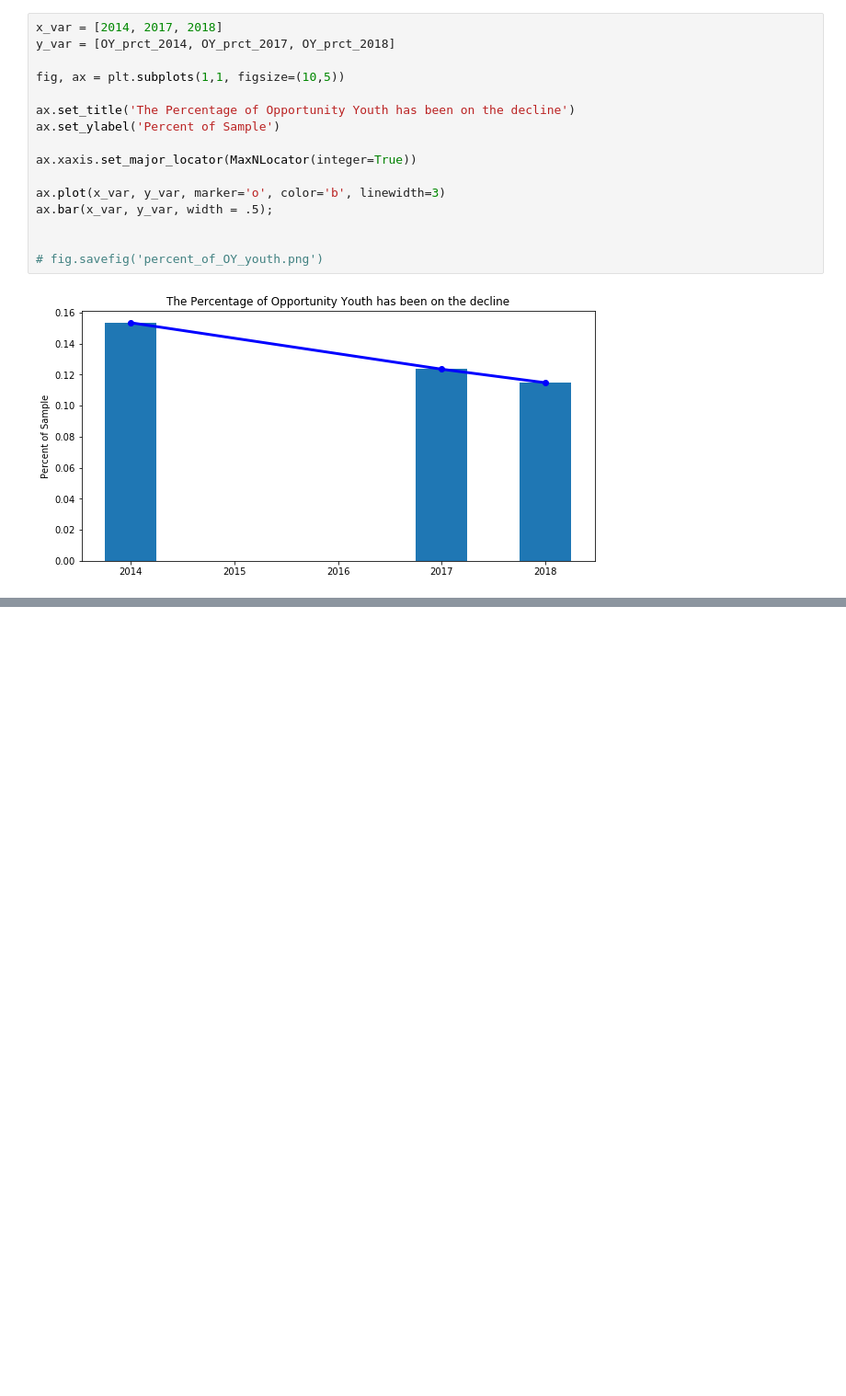
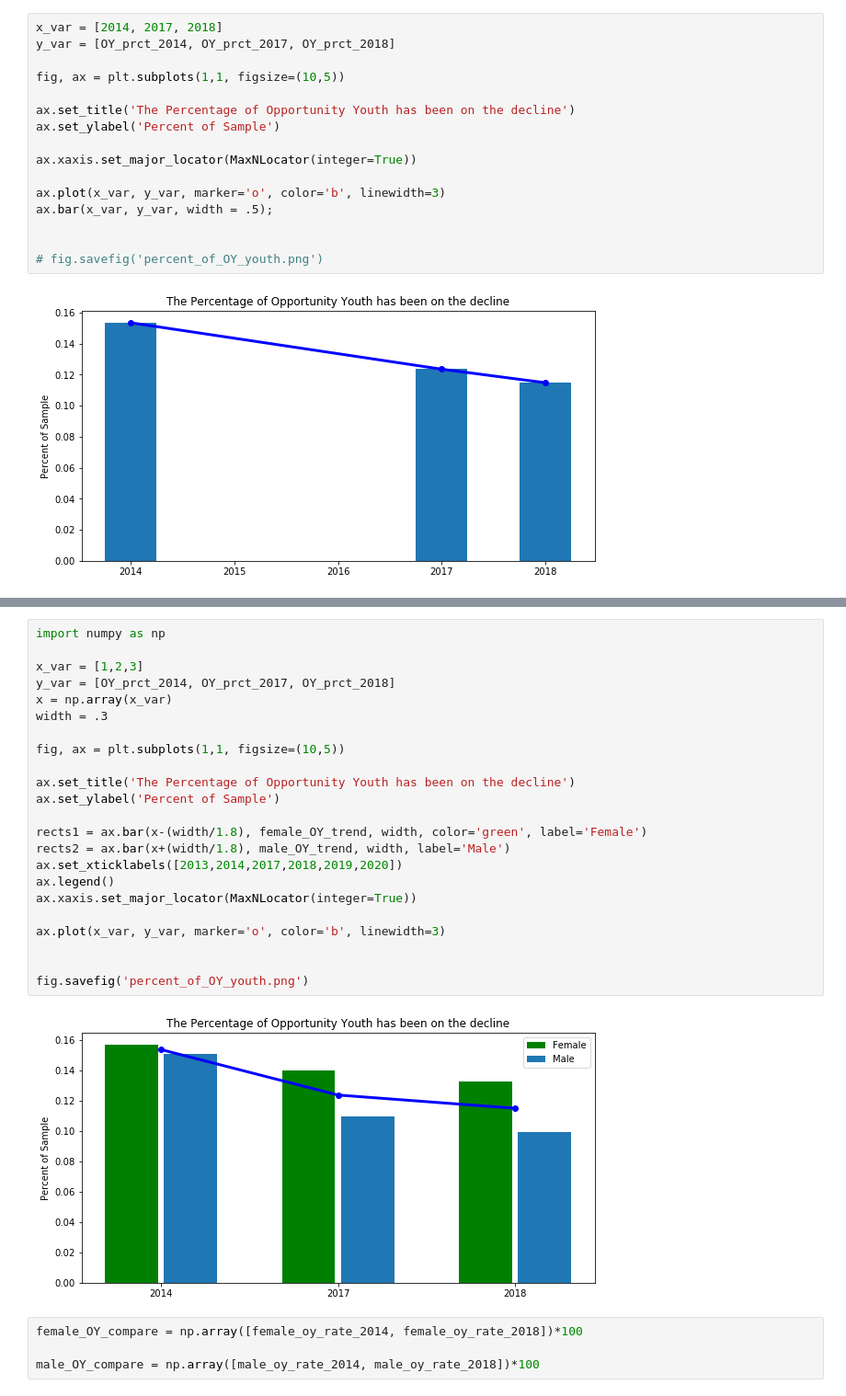
Before and after one commit to mesterhammerfic/mod-1-project-chicago-seattle-ds-051120, a Jupyter notebook: notebooks/exploratory/03_mef_trend_analysis.ipynb, the cells around one changed output, grey strips where cells are left out. Shown at 92% size. Saved outputs shown, nothing was run; the diff lists cells and outputs as text; blank space fills up the shorter version.

```diff
--- a/notebooks/exploratory/03_mef_trend_analysis.ipynb
+++ b/notebooks/exploratory/03_mef_trend_analysis.ipynb
@@ -215,0 +243,29 @@ female_oy_rate_2014 = calculate_gender_oy('female')
+# %%
+import numpy as np
+
+x_var = [1,2,3]
+y_var = [OY_prct_2014, OY_prct_2017, OY_prct_2018]
+x = np.array(x_var)
+width = .3
+
+fig, ax = plt.subplots(1,1, figsize=(10,5))
+
+ax.set_title('The Percentage of Opportunity Youth has been on the decline')
+ax.set_ylabel('Percent of Sample')
+
+rects1 = ax.bar(x-(width/1.8), female_OY_trend, width, color='green', label='Female')
+rects2 = ax.bar(x+(width/1.8), male_OY_trend, width, label='Male')
+ax.set_xticklabels([2013,2014,2017,2018,2019,2020])
+ax.legend()
+ax.xaxis.set_major_locator(MaxNLocator(integer=True))
+
+ax.plot(x_var, y_var, marker='o', color='b', linewidth=3)
+
+
+fig.savefig('percent_of_OY_youth.png')
+# %% [output]
+[figure, added]
+# %%
+female_OY_compare = np.array([female_oy_rate_2014, female_oy_rate_2018])*100
+
+male_OY_compare = np.array([male_oy_rate_2014, male_oy_rate_2018])*100
```
Also changed, not shown: parts of 25 cells of this notebook, 3 other files.
